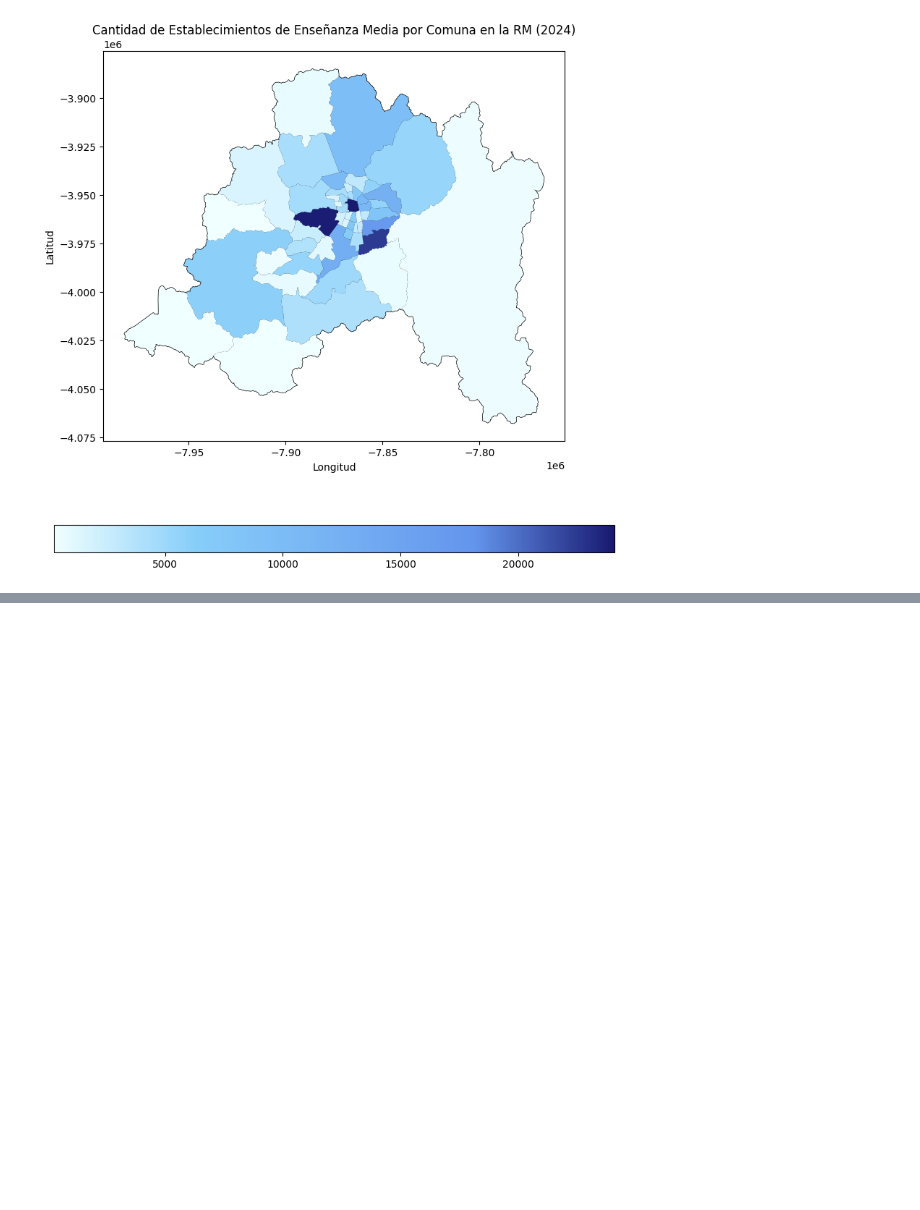
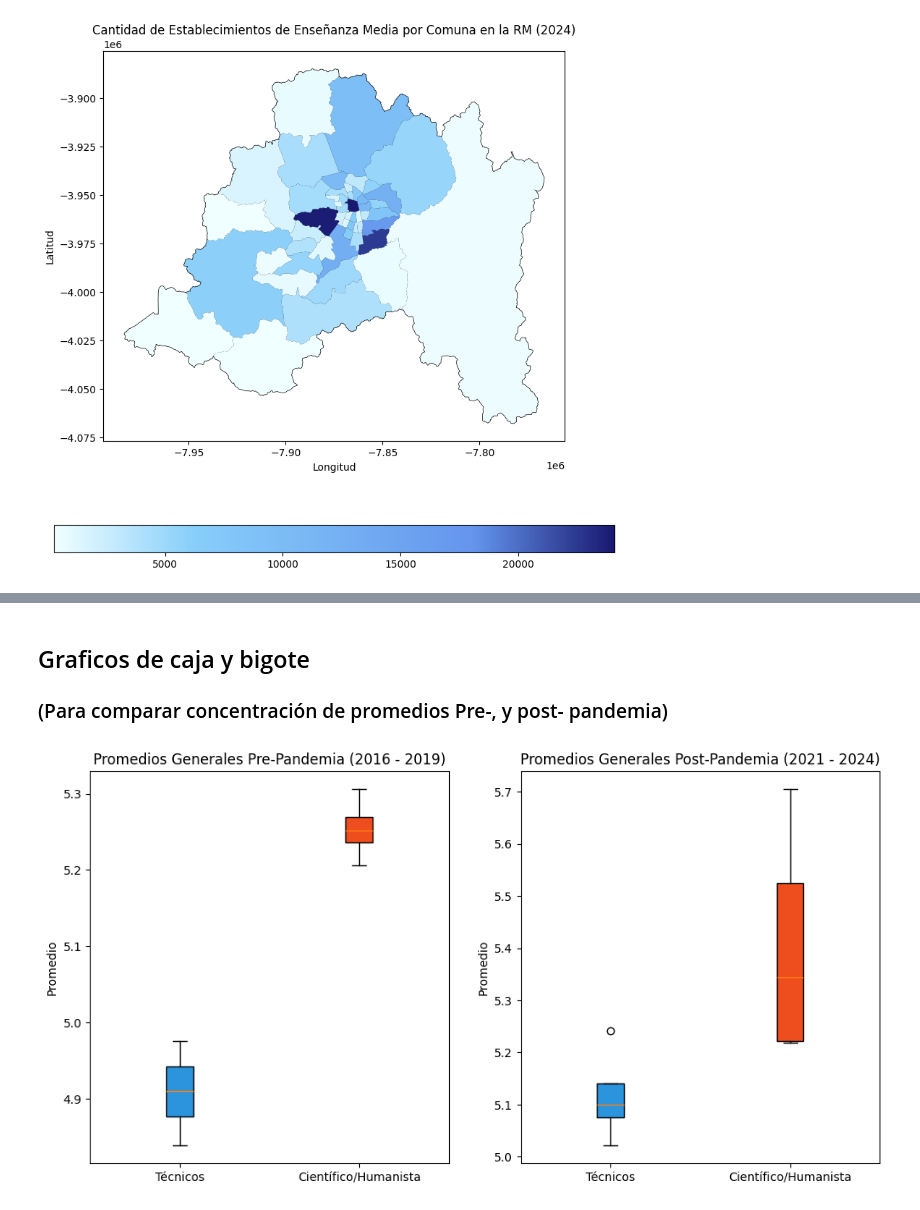
Before and after one commit to cony45678/Proyecto-Semestral-IMT2200, a Jupyter notebook: proyecto/notebook_rendimiento.ipynb, the cells around one changed output, grey strips where cells are left out. Drawn from its saved outputs; the diff is of its cells as text; code cells hidden in the pictures; blank space fills up the shorter version.

```diff
--- a/proyecto/notebook_rendimiento.ipynb
+++ b/proyecto/notebook_rendimiento.ipynb
@@ -216,0 +248,34 @@ plt.show()
+# %% [markdown]
+## Graficos de caja y bigote
+### (Para comparar concentración de promedios Pre-, y post- pandemia)
+# %%
+fig, axs = plt.subplots(1, 2, figsize=(12, 6))
+colores = ['#2c93dd', '#ee4d1d']
+
+axs[0].set_title('Promedios Generales Pre-Pandemia (2016 - 2019)')
+axs[0].set_ylabel('Promedio')
+bplot1 = axs[0].boxplot(
+    [promedios_tec[:4], promedios_hc[:4]],
+    patch_artist=True,
+    positions=[1, 2]
+)
+for patch, color in zip(bplot1['boxes'], colores):
+    patch.set_facecolor(color)
+axs[0].set_xticks([1, 2])
+axs[0].set_xticklabels(['Técnicos', 'Científico/Humanista'])
+
+axs[1].set_title('Promedios Generales Post-Pandemia (2021 - 2024)')
+bplot2 = axs[1].boxplot(
+    [promedios_tec[5:], promedios_hc[5:]],
+    patch_artist=True,
+    positions=[1, 2]
+)
+for patch, color in zip(bplot2['boxes'], colores):
+    patch.set_facecolor(color)
+axs[1].set_xticks([1, 2])
+axs[1].set_xticklabels(['Técnicos', 'Científico/Humanista'])
+axs[1].set_ylabel('Promedio')
+
+plt.show()
+# %% [output]
+[figure, added]
```
Also changed, not shown: parts of 18 cells of this notebook.
